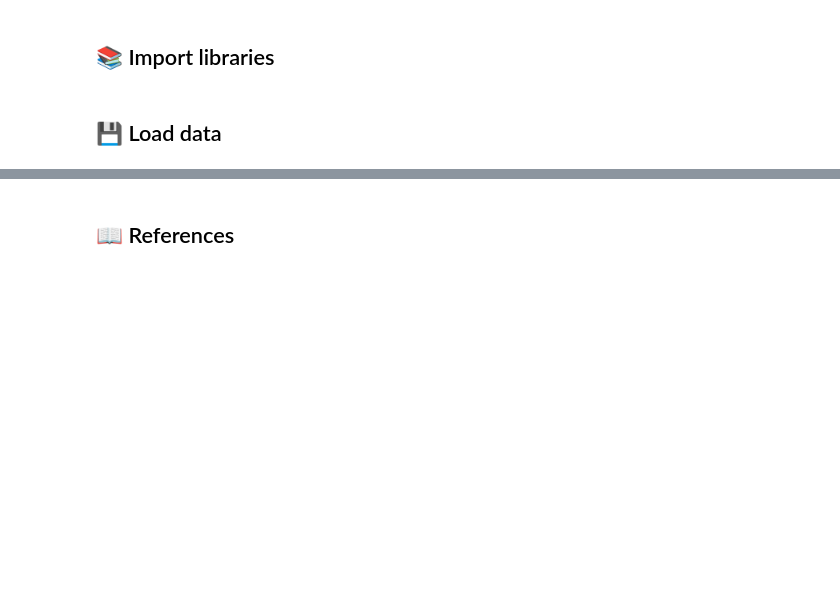
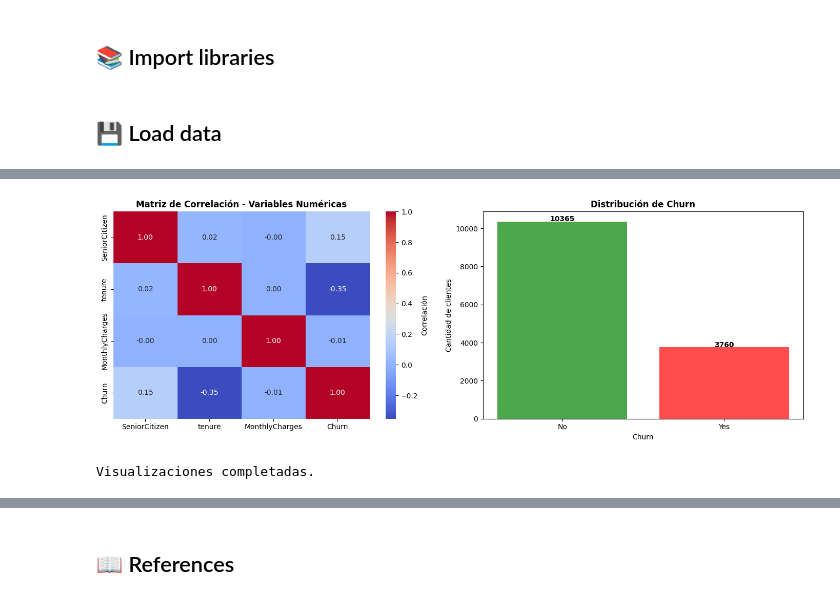
Before and after one commit to SantiagoHB/Churn-CDPDN, a Jupyter notebook: notebooks/1-data/01-SLHB_descarga_datos_2026_02_21.ipynb, the cells around one changed output, grey strips where cells are left out. Drawn from its saved outputs; the diff is of its cells as text; code cells hidden in the pictures; blank space fills up the shorter version.

```diff
--- a/notebooks/1-data/01-SLHB_descarga_datos_2026_02_21.ipynb
+++ b/notebooks/1-data/01-SLHB_descarga_datos_2026_02_21.ipynb
@@ -93,0 +143,33 @@ From the results obtained, what ideas or proposals can be generated to continue
+# %%
+# Visualización de correlaciones
+fig, axes = plt.subplots(1, 2, figsize=(14, 5))
+
+# Correlación de variables numéricas
+numeric_data = churn_df.select_dtypes(include=[np.number])
+numeric_data["Churn"] = churn_numeric
+sns.heatmap(
+    numeric_data.corr(),
+    annot=True,
+    fmt=".2f",
+    cmap="coolwarm",
+    ax=axes[0],
+    cbar_kws={"label": "Correlación"},
+)
+axes[0].set_title("Matriz de Correlación - Variables Numéricas", fontsize=12, fontweight="bold")
+
+# Distribución de Churn
+churn_counts = churn_df["Churn"].value_counts()
+axes[1].bar(churn_counts.index, churn_counts.values, color=["green", "red"], alpha=0.7)
+axes[1].set_title("Distribución de Churn", fontsize=12, fontweight="bold")
+axes[1].set_ylabel("Cantidad de clientes")
+axes[1].set_xlabel("Churn")
+for i, v in enumerate(churn_counts.values):
+    axes[1].text(i, v + 10, str(v), ha="center", fontweight="bold")
+
+plt.tight_layout()
+plt.show()
+
+print("Visualizaciones completadas.")
+# %% [output]
+[figure, added]
+Visualizaciones completadas.
```
Also changed, not shown: parts of 18 cells of this notebook, 2 other files.
